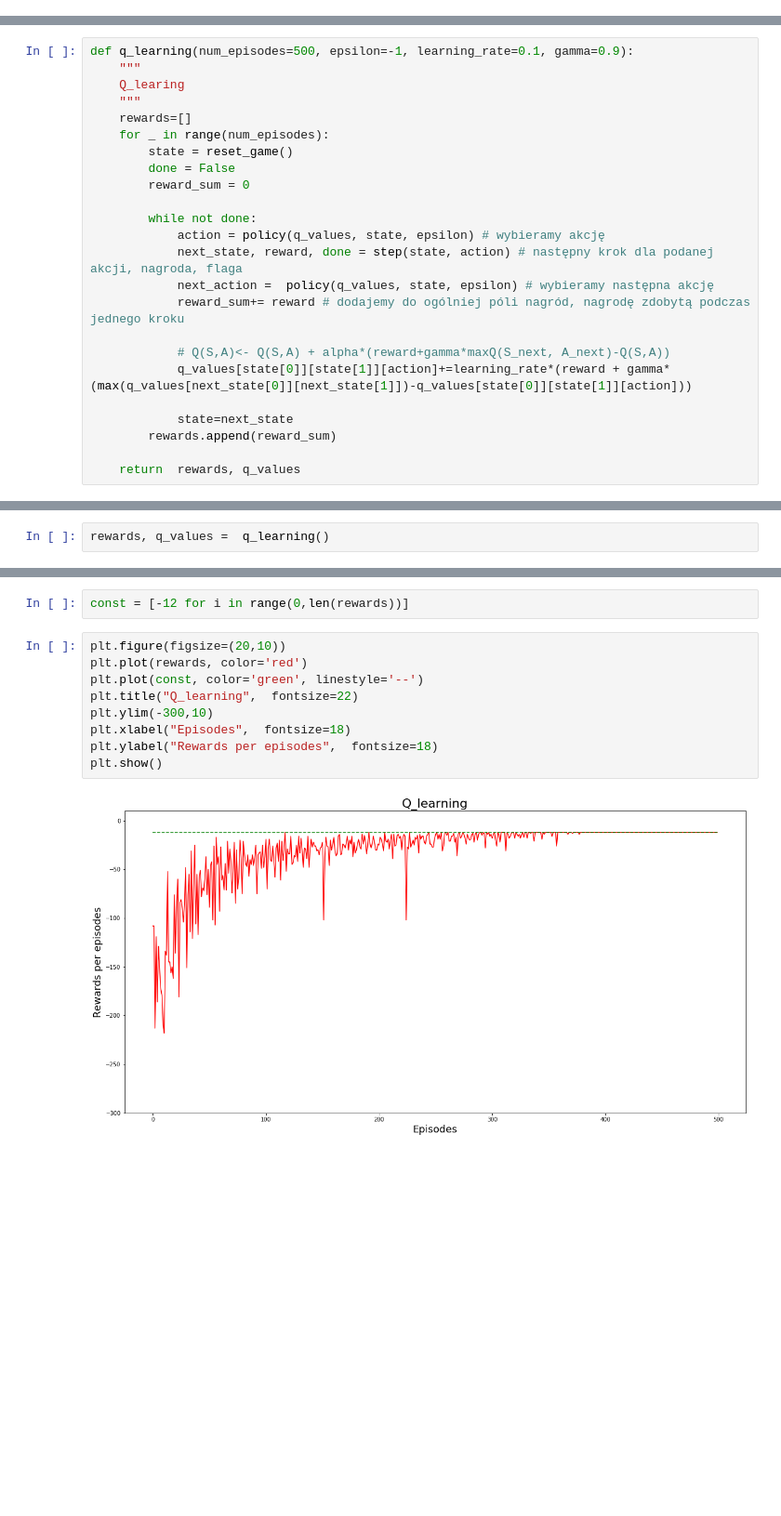
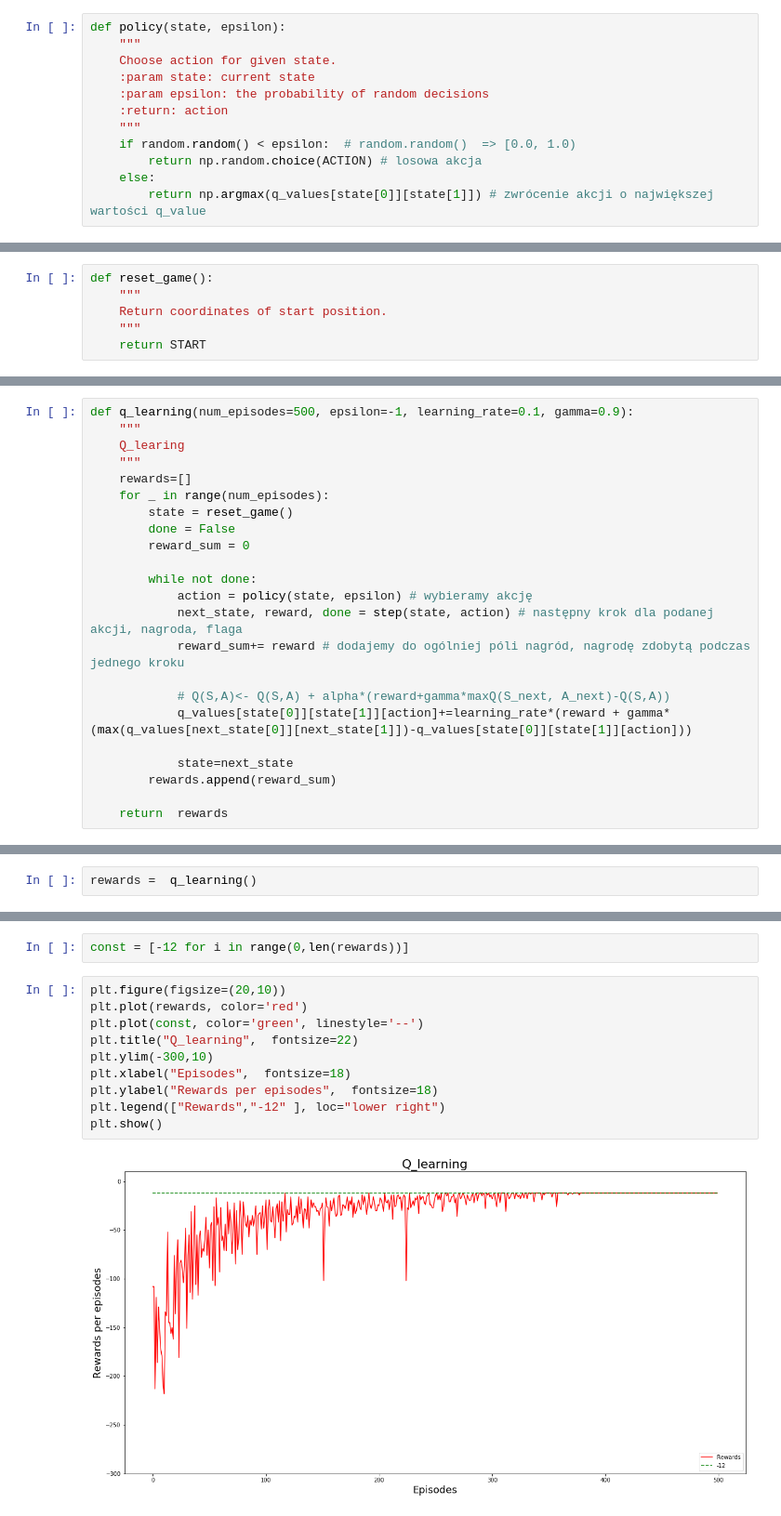
Before and after one commit to AxolotlOfConflagration/cc_project, a Jupyter notebook: Cliff Walking/Q_learning - Cliff Walking .ipynb, the cells around one changed output, grey strips where cells are left out. Shown at 93% size. Saved outputs shown, nothing was run; the diff lists cells and outputs as text; blank space fills up the shorter version.

```diff
--- a/Cliff Walking/Q_learning - Cliff Walking .ipynb
+++ b/Cliff Walking/Q_learning - Cliff Walking .ipynb
@@ -114,0 +107,12 @@ def reset_game():
+# %%
+def policy(state, epsilon):
+    """
+    Choose action for given state.
+    :param state: current state
+    :param epsilon: the probability of random decisions
+    :return: action
+    """
+    if random.random() < epsilon:  # random.random()  => [0.0, 1.0)
+        return np.random.choice(ACTION) # losowa akcja
+    else:
+        return np.argmax(q_values[state[0]][state[1]]) # zwrócenie akcji o największej wartości q_value
@@ -114,0 +121,6 @@ def reset_game():
+# %%
+def reset_game():
+    """
+    Return coordinates of start position.
+    """
+    return START
@@ -155,9 +180,8 @@ def q_learning(num_episodes=500, epsilon=-1, learning_rate=0.1, gamma=0.9):
         reward_sum = 0
 
         while not done:
-            action = policy(q_values, state, epsilon) # wybieramy akcję
+            action = policy(state, epsilon) # wybieramy akcję
             next_state, reward, done = step(state, action) # następny krok dla podanej akcji, nagroda, flaga
-            next_action =  policy(q_values, state, epsilon) # wybieramy następna akcję
             reward_sum+= reward # dodajemy do ogólniej póli nagród, nagrodę zdobytą podczas jednego kroku
 
             # Q(S,A)<- Q(S,A) + alpha*(reward+gamma*maxQ(S_next, A_next)-Q(S,A))
@@ -166,4 +190,4 @@ def q_learning(num_episodes=500, epsilon=-1, learning_rate=0.1, gamma=0.9):
             state=next_state
         rewards.append(reward_sum)
 
-    return  rewards, q_values
+    return  rewards
@@ -211,7 +243,7 @@ def show_optimal_acion():
         if next_state == GOAL:
             print_action(action)
 # %%
-rewards, q_values =  q_learning()
+rewards =  q_learning()
 # %%
 show_optimal_acion()
 # %% [output]
@@ -236,11 +268,12 @@ const = [-12 for i in range(0,len(rewards))]
 # %%
 plt.figure(figsize=(20,10))
 plt.plot(rewards, color='red')
 plt.plot(const, color='green', linestyle='--')
 plt.title("Q_learning",  fontsize=22)
 plt.ylim(-300,10)
 plt.xlabel("Episodes",  fontsize=18)
 plt.ylabel("Rewards per episodes",  fontsize=18)
+plt.legend(["Rewards","-12" ], loc="lower right")
 plt.show()
 # %% [output]
-[figure, old version]
+[figure, new version]
```
Also changed, not shown: parts of 21 cells of this notebook.
